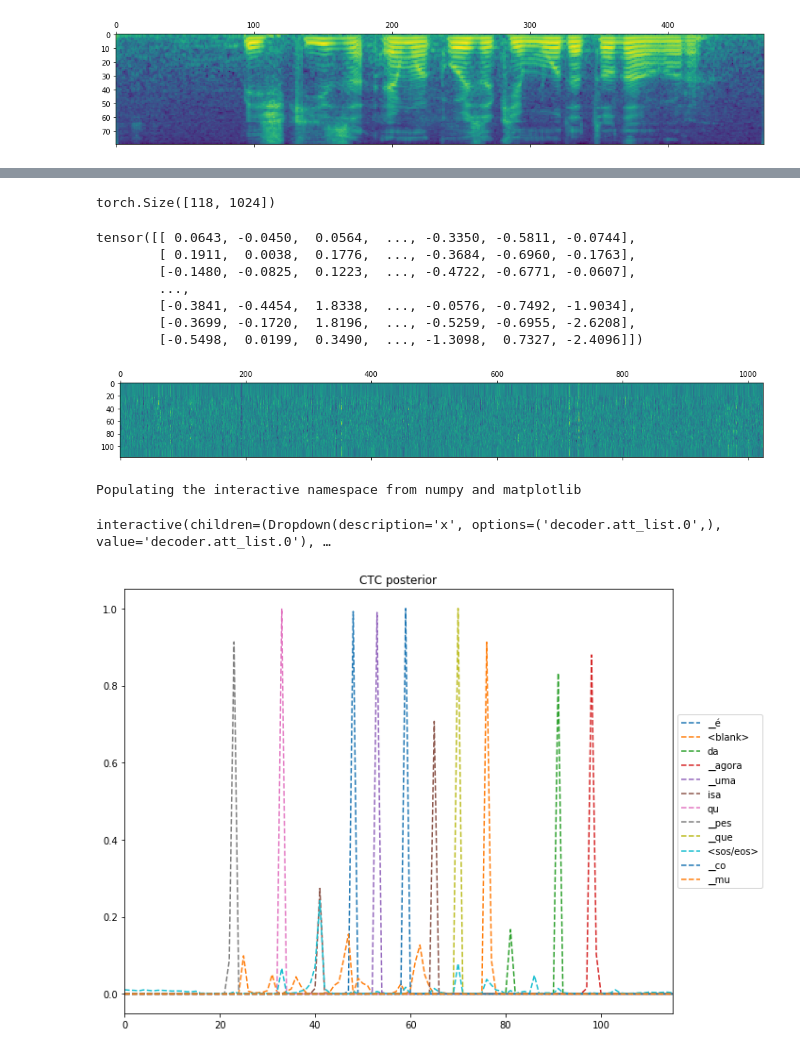
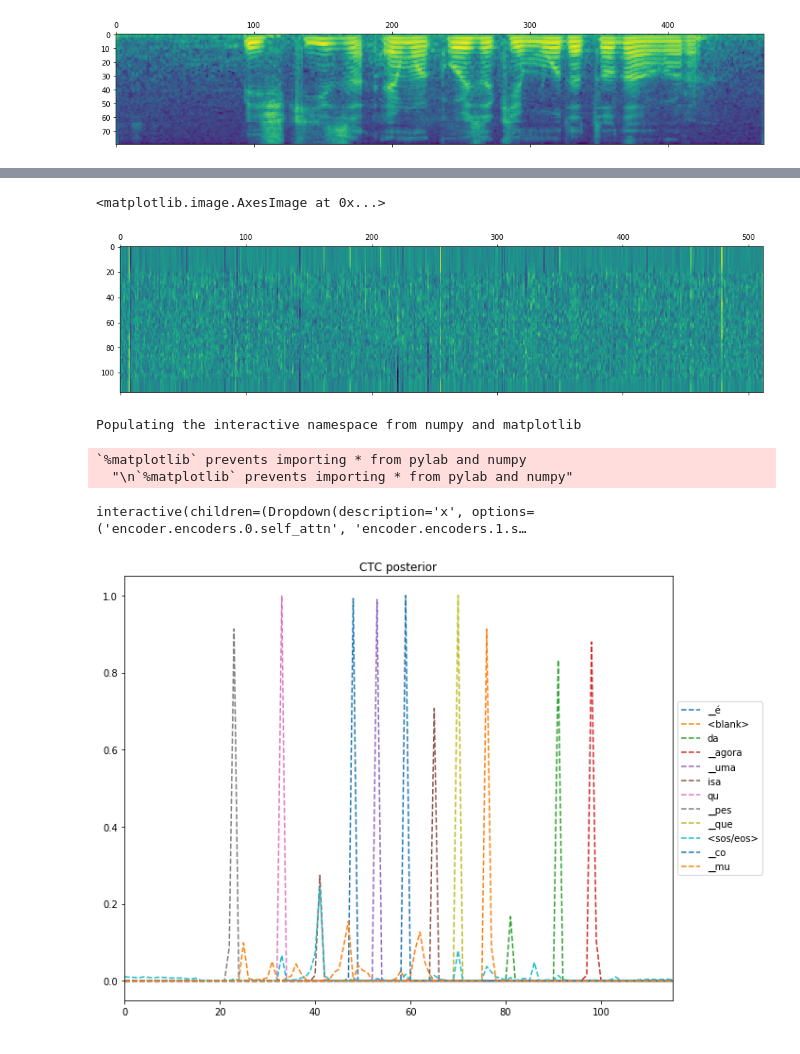
Before and after one commit to alucassch/asr_ptbr_ml_project, a Jupyter notebook: main.ipynb, the cells around one changed output, grey strips where cells are left out. Saved outputs shown, nothing was run; the diff lists cells and outputs as text; code cells hidden in the pictures.

```diff
--- a/main.ipynb
+++ b/main.ipynb
@@ -67,0 +368,8 @@ def download_model(model_type, token_type):
+# %%
+w1 = widgets.RadioButtons(
+    options=MODEL_TYPES,
+    value='rnn', # Defaults to 'pineapple'
+    description='Model type:',
+    disabled=False
+)
+display(w1)
@@ -67,0 +378,8 @@ def download_model(model_type, token_type):
+# %%
+w2 = widgets.RadioButtons(
+    options=TOKEN_TYPES,
+    value='char', # Defaults to 'pineapple'
+    description='Token type:',
+    disabled=False
+)
+display(w2)
@@ -67,0 +388,3 @@ def download_model(model_type, token_type):
+# %%
+uploader = widgets.FileUpload()
+display(uploader)
@@ -68,12 +393,21 @@ def download_model(model_type, token_type):
 # %%
-from ASRDecoder.asr import ASR
+if isinstance(asr, ASR):
+    del asr
+    asr = None
 
-model_file = download_model('rnn', 'char')
-audio_file = 'teste_pesquisa.wav'
+model_type = w1.value
+token_type = w2.value
+try:
+    audio_file = uploader.value[list(uploader.value.keys())[0]]['content']
+except IndexError:
+    raise ValueError("Faça o upload de um arquivo de áudio")
+
+model_file = download_model(model_type, token_type)
 
 asr = ASR(model_file)
+
 results = asr.recognize(audio_file)
 
-print("Ref: pesquisa é uma coisa que muda toda hora")
-print(f"Hyp: {results.text}")
+#print("Ref: pesquisa é uma coisa que muda toda hora")
+print(f"Hypotese: {results.text}")
 # %% [output]
@@ -106,19 +481,14 @@ plt.matshow(specaug_features[0].T)
 # %%
+#encoder result (varia o shape dependendo do modelo utilizado)
 enc = results.encoded_vector
-print(enc.shape)
 plt.matshow(enc.detach().numpy())
-enc
 # %% [output]
-torch.Size([118, 1024])
+<matplotlib.image.AxesImage at 0x...>
-tensor([[ 0.0643, -0.0450,  0.0564,  ..., -0.3350, -0.5811, -0.0744],
-        [ 0.1911,  0.0038,  0.1776,  ..., -0.3684, -0.6960, -0.1763],
-        [-0.1480, -0.0825,  0.1223,  ..., -0.4722, -0.6771, -0.0607],
-        ...,
-        [-0.3841, -0.4454,  1.8338,  ..., -0.0576, -0.7492, -1.9034],
-        [-0.3699, -0.1720,  1.8196,  ..., -0.5259, -0.6955, -2.6208],
-        [-0.5498,  0.0199,  0.3490,  ..., -1.3098,  0.7327, -2.4096]])
-[figure, old version]
+[figure, new version]
 # %%
+#Model Attentions
+#se transformer: mostra apenas head 0 de 8 do multihead-attention
+#se RNN: existe apenas uma camada de attention no decoder
 %pylab inline
 from ipywidgets import interact, interactive, Layout
 def f(x):
@@ -127,7 +497,8 @@ def f(x):
         attn = attn[0]
     fig, ax = plt.subplots(1, figsize=(10, 5))
     ax.set_title(f"Attention {x}")
-    ax.matshow(attn, aspect="auto")
+    im = ax.matshow(attn, aspect="auto")
+    fig.colorbar(im)
     if not 'self_attn' in x or not 'encoder.encoders' in x:
         ax.set_yticks(range(len(results.tokens_txt)))
         ax.set_yticklabels(results.tokens_txt)
@@ -138,7 +509,9 @@ int_widget = interactive(f, x=list(results.attention_weights.keys()))
 display(int_widget)
 # %% [output]
 Populating the interactive namespace from numpy and matplotlib
-interactive(children=(Dropdown(description='x', options=('decoder.att_list.0',), value='decoder.att_list.0'), …
+`%matplotlib` prevents importing * from pylab and numpy
+  "\n`%matplotlib` prevents importing * from pylab and numpy"
+interactive(children=(Dropdown(description='x', options=('encoder.encoders.0.self_attn', 'encoder.encoders.1.s…
 # %%
 prob = results.ctc_posteriors[0]
 fig, ax = plt.subplots(1, figsize=(10, 7))
```
Also changed, not shown: parts of 17 cells of this notebook, 6 other files.
